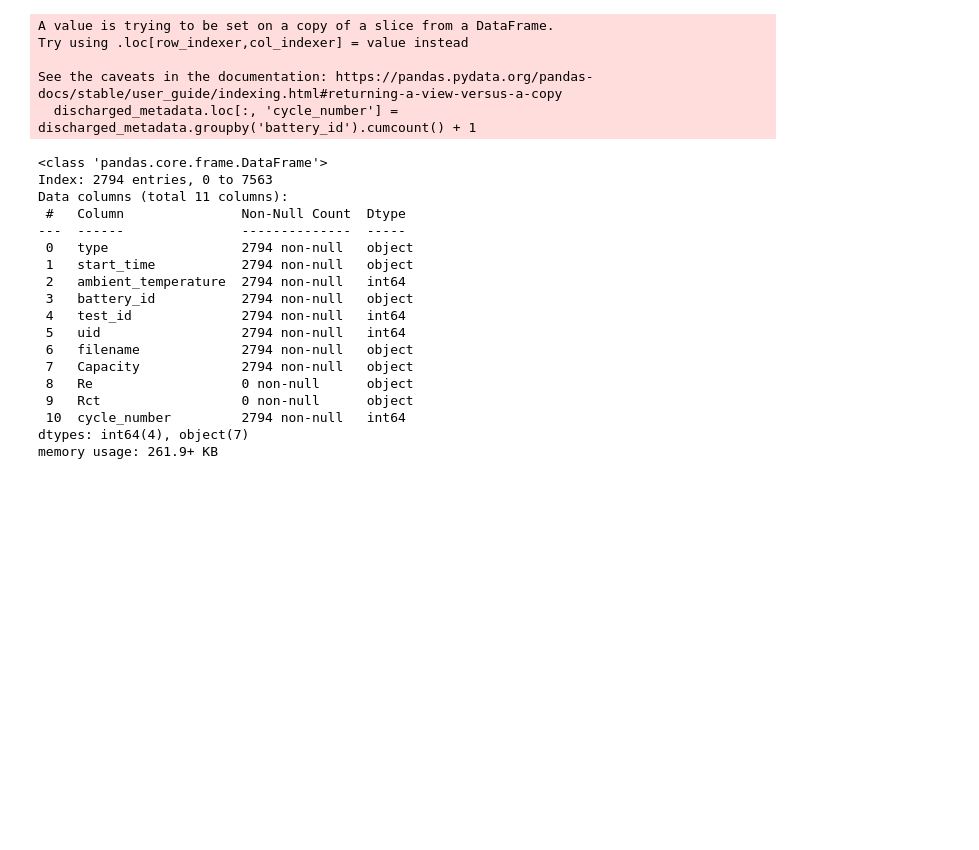
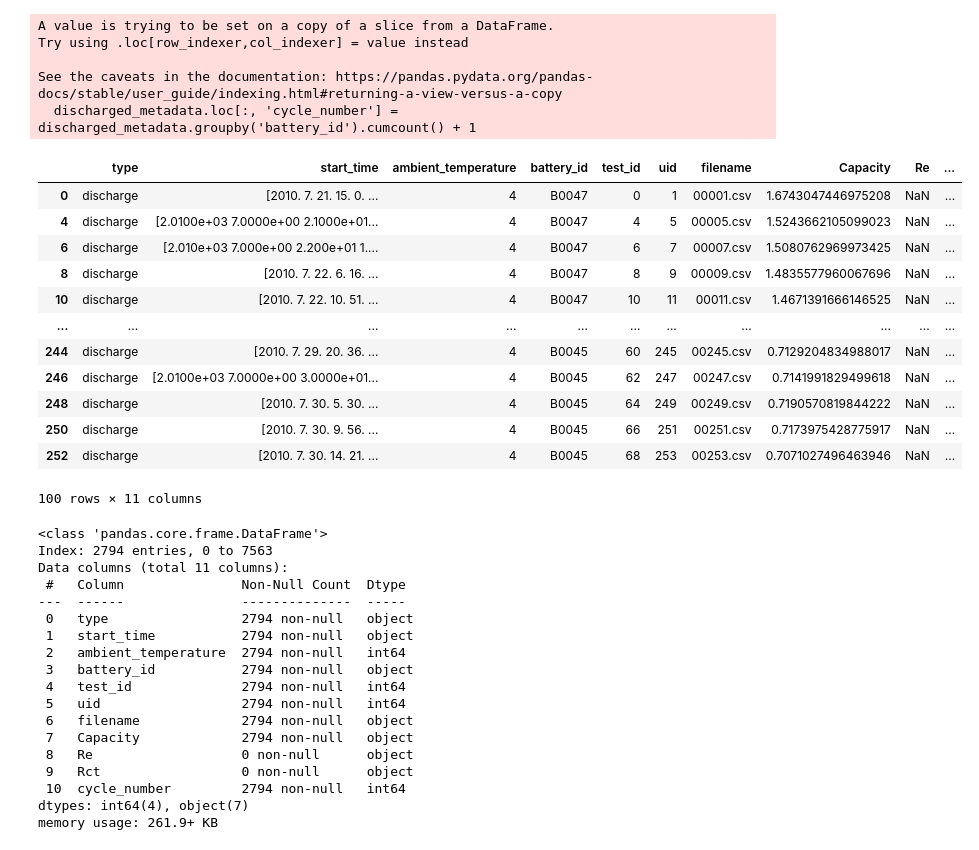
Before and after one commit to NandoG1/Comparative-Analysis-of-Machine-Learning-Models-for-Estimating-Li-ion-Batteries-State-of-Health, a Jupyter notebook: code.ipynb, the cells around one changed output. Drawn from its saved outputs; the diff is of its cells as text; code cells hidden in the pictures; blank space fills up the shorter version.

```diff
--- a/code.ipynb
+++ b/code.ipynb
@@ -118,6 +178,22 @@ Try using .loc[row_indexer,col_indexer] = value instead
 
 See the caveats in the documentation: https://pandas.pydata.org/pandas-docs/stable/user_guide/indexing.html#returning-a-view-versus-a-copy
   discharged_metadata.loc[:, 'cycle_number'] = discharged_metadata.groupby('battery_id').cumcount() + 1
+# %%
+discharged_metadata.head(100)
+# %% [output]
+|  | type | start_time | ambient_temperature | battery_id | test_id | uid | filename | Capacity | Re | ... |
+| 0 | discharge | [2010. 7. 21. 15. 0. ... | 4 | B0047 | 0 | 1 | 00001.csv | 1.6743047446975208 | NaN | ... |
+| 4 | discharge | [2.0100e+03 7.0000e+00 2.1000e+01... | 4 | B0047 | 4 | 5 | 00005.csv | 1.5243662105099023 | NaN | ... |
+| 6 | discharge | [2.010e+03 7.000e+00 2.200e+01 1.... | 4 | B0047 | 6 | 7 | 00007.csv | 1.5080762969973425 | NaN | ... |
+| 8 | discharge | [2010. 7. 22. 6. 16. ... | 4 | B0047 | 8 | 9 | 00009.csv | 1.4835577960067696 | NaN | ... |
+| 10 | discharge | [2010. 7. 22. 10. 51. ... | 4 | B0047 | 10 | 11 | 00011.csv | 1.4671391666146525 | NaN | ... |
+| ... | ... | ... | ... | ... | ... | ... | ... | ... | ... | ... |
+| 244 | discharge | [2010. 7. 29. 20. 36. ... | 4 | B0045 | 60 | 245 | 00245.csv | 0.7129204834988017 | NaN | ... |
+| 246 | discharge | [2.0100e+03 7.0000e+00 3.0000e+01... | 4 | B0045 | 62 | 247 | 00247.csv | 0.7141991829499618 | NaN | ... |
+| 248 | discharge | [2010. 7. 30. 5. 30. ... | 4 | B0045 | 64 | 249 | 00249.csv | 0.7190570819844222 | NaN | ... |
+| 250 | discharge | [2010. 7. 30. 9. 56. ... | 4 | B0045 | 66 | 251 | 00251.csv | 0.7173975428775917 | NaN | ... |
+| 252 | discharge | [2010. 7. 30. 14. 21. ... | 4 | B0045 | 68 | 253 | 00253.csv | 0.7071027496463946 | NaN | ... |
+100 rows × 11 columns
 # %%
 discharged_metadata.info()
 # %% [output]
```
Also changed, not shown: parts of 11 cells of this notebook.
